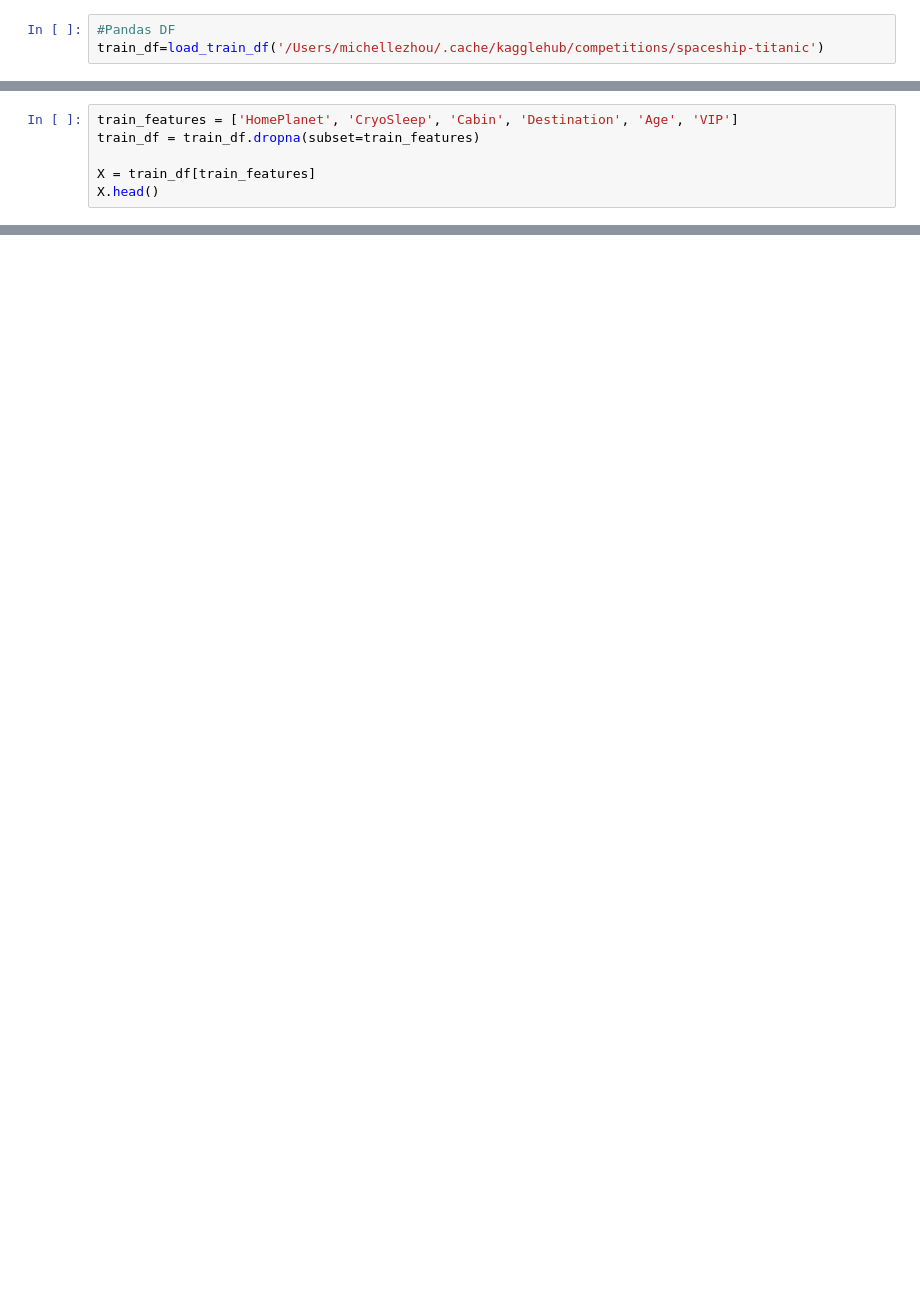
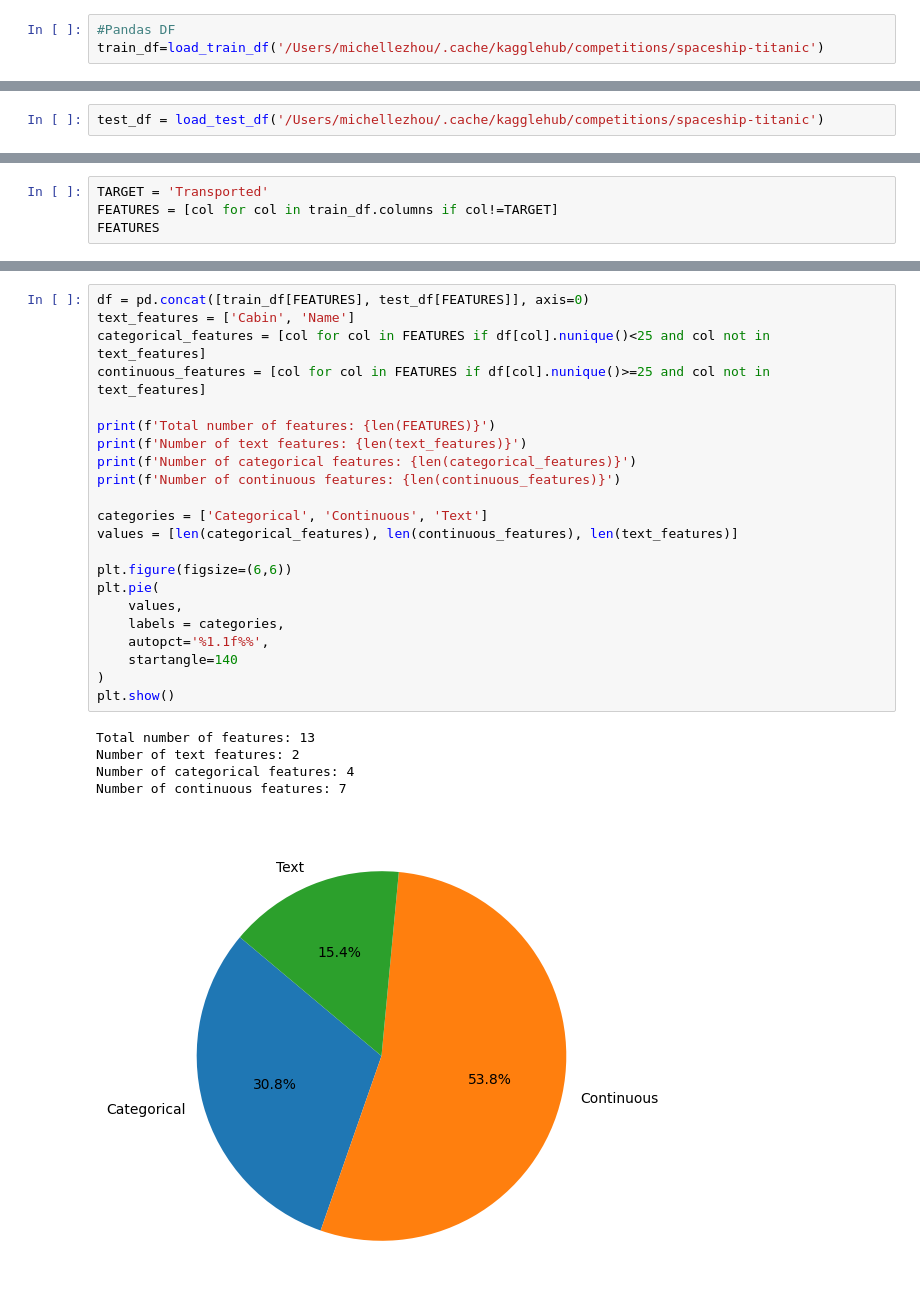
Before and after one commit to michelliez/spaceship, a Jupyter notebook: notebooks/hyp1.ipynb, the cells around one changed output, grey strips where cells are left out. Saved outputs shown, nothing was run; the diff lists cells and outputs as text; blank space fills up the shorter version.

```diff
--- a/notebooks/hyp1.ipynb
+++ b/notebooks/hyp1.ipynb
@@ -84,6 +40,0 @@ Name: Transported, Length: 8693, dtype: bool
-# %%
-train_features = ['HomePlanet', 'CryoSleep', 'Cabin', 'Destination', 'Age', 'VIP']
-train_df = train_df.dropna(subset=train_features)
-
-X = train_df[train_features]
-X.head()
@@ -96,0 +123,2 @@ X.head()
+# %%
+test_df = load_test_df('/Users/michellezhou/.cache/kagglehub/competitions/spaceship-titanic')
@@ -96,0 +202,4 @@ X.head()
+# %%
+TARGET = 'Transported'
+FEATURES = [col for col in train_df.columns if col!=TARGET]
+FEATURES
@@ -96,0 +220,28 @@ X.head()
+# %%
+df = pd.concat([train_df[FEATURES], test_df[FEATURES]], axis=0)
+text_features = ['Cabin', 'Name']
+categorical_features = [col for col in FEATURES if df[col].nunique()<25 and col not in text_features]
+continuous_features = [col for col in FEATURES if df[col].nunique()>=25 and col not in text_features]
+
+print(f'Total number of features: {len(FEATURES)}')
+print(f'Number of text features: {len(text_features)}')
+print(f'Number of categorical features: {len(categorical_features)}')
+print(f'Number of continuous features: {len(continuous_features)}')
+
+categories = ['Categorical', 'Continuous', 'Text']
+values = [len(categorical_features), len(continuous_features), len(text_features)]
+
+plt.figure(figsize=(6,6))
+plt.pie(
+    values,
+    labels = categories,
+    autopct='%1.1f%%',
+    startangle=140
+)
+plt.show()
+# %% [output]
+Total number of features: 13
+Number of text features: 2
+Number of categorical features: 4
+Number of continuous features: 7
+[figure, added]
```
Also changed, not shown: parts of 26 cells of this notebook.
